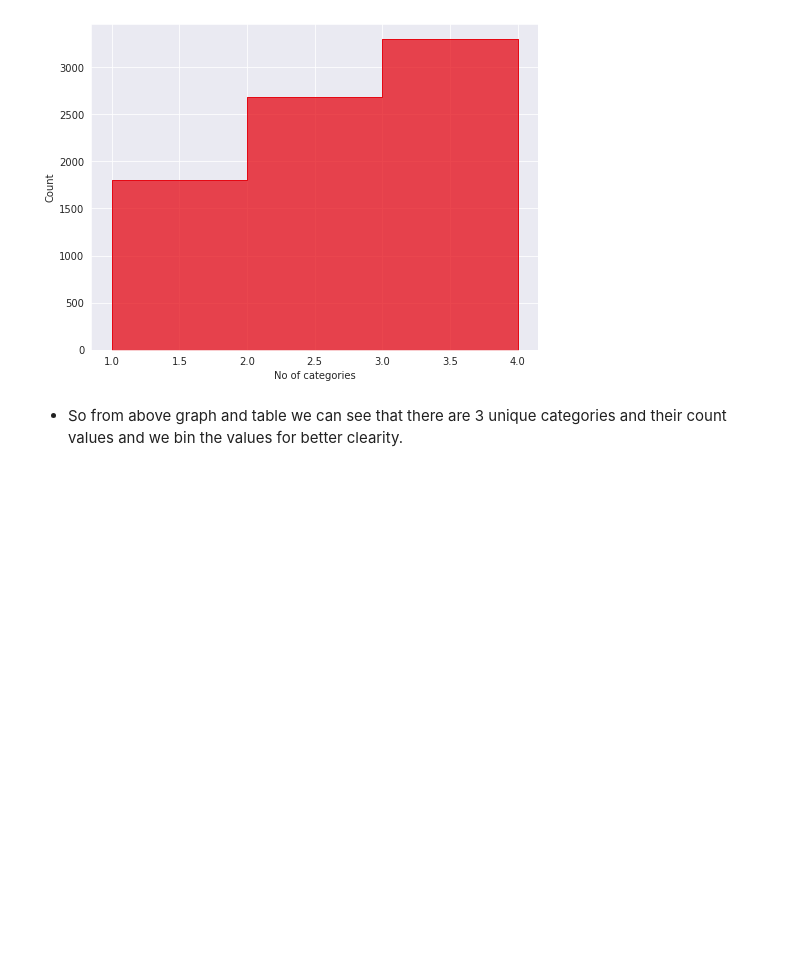
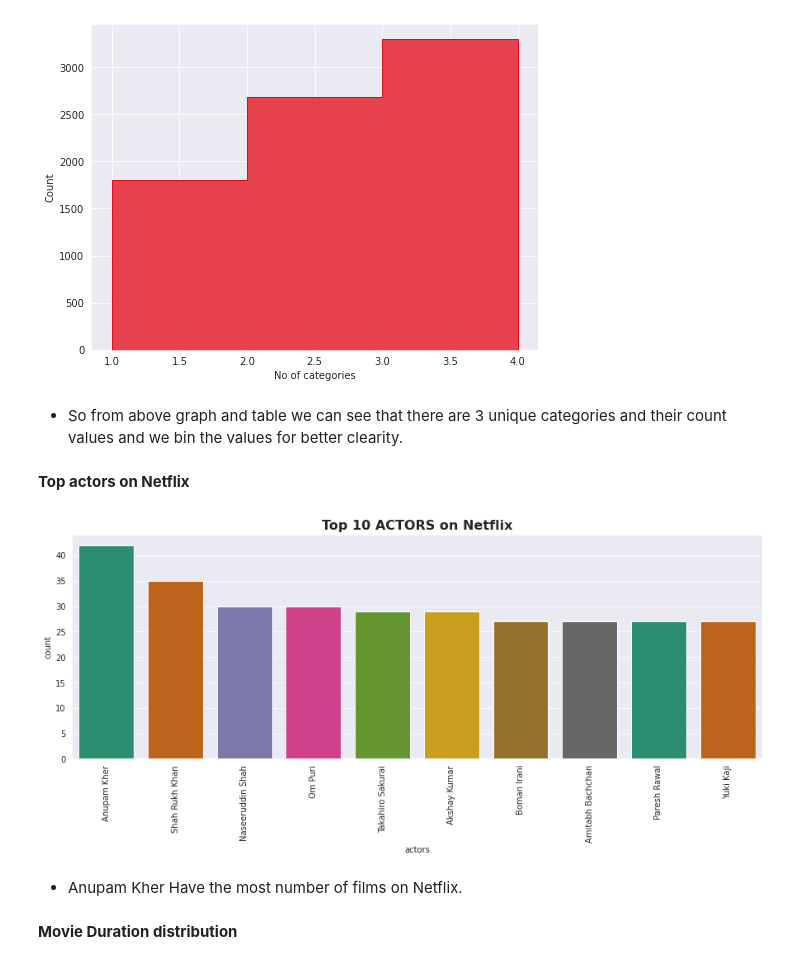
Before and after one commit to victorious07/Netflix-Movies-and-TV-Shows-Clustering, a Jupyter notebook: Netflix_Movies_And_TVShows_Clustering_CapstoneProject.ipynb, the cells around one changed output. Drawn from its saved outputs; the diff is of its cells as text; code cells hidden in the pictures; blank space fills up the shorter version.

```diff
--- a/Netflix_Movies_And_TVShows_Clustering_CapstoneProject.ipynb
+++ b/Netflix_Movies_And_TVShows_Clustering_CapstoneProject.ipynb
@@ -669,3 +669,37 @@ Text(0, 0.5, 'Count')
 [figure]
 # %% [markdown]
 * So from above graph and table we can see that there are 3 unique categories and their count values and we bin the values for better clearity.
+# %% [markdown]
+**Top actors on Netflix**
+# %%
+netflix_df['cast'] = netflix_df['cast'].apply(lambda x : x.split(','))                               #splitting into list
+# %%
+cast_lst = []
+for i in netflix_df['cast']:                                                              #list of actors
+  cast_lst +=i
+
+for i in range(len(cast_lst)):
+  cast_lst[i] = cast_lst[i].strip()                                # strip will remove whitespace from the beginning and end of a string
+
+cast_dict = {}
+for actor in cast_lst:                                                                     #calculating frequency of actors
+  if actor in cast_dict:
+    cast_dict[actor] +=1
+  else:
+    cast_dict[actor] = 1
+
+cast_dict = dict(sorted(cast_dict.items(), key=lambda item: item[1],reverse=True))          #sorting dict by values
+# %%
+#top 10 actors on netflix
+df_cast_count = pd.DataFrame(cast_dict.values(),cast_dict.keys()).reset_index().rename(columns={'index':'actors', 0:'count'})[1:11]
+plt.figure(figsize=(15,5))
+sns.barplot(x='actors',y='count',data=df_cast_count,palette="Dark2")
+plt.title("Top 10 ACTORS on Netflix",size='16',fontweight="bold")
+plt.xticks(rotation=90)
+plt.show()
+# %% [output]
+[figure, added]
+# %% [markdown]
+* Anupam Kher Have the most number of films on Netflix.
+# %% [markdown]
+**Movie Duration distribution**
```
Also changed, not shown: parts of 15 cells of this notebook.
